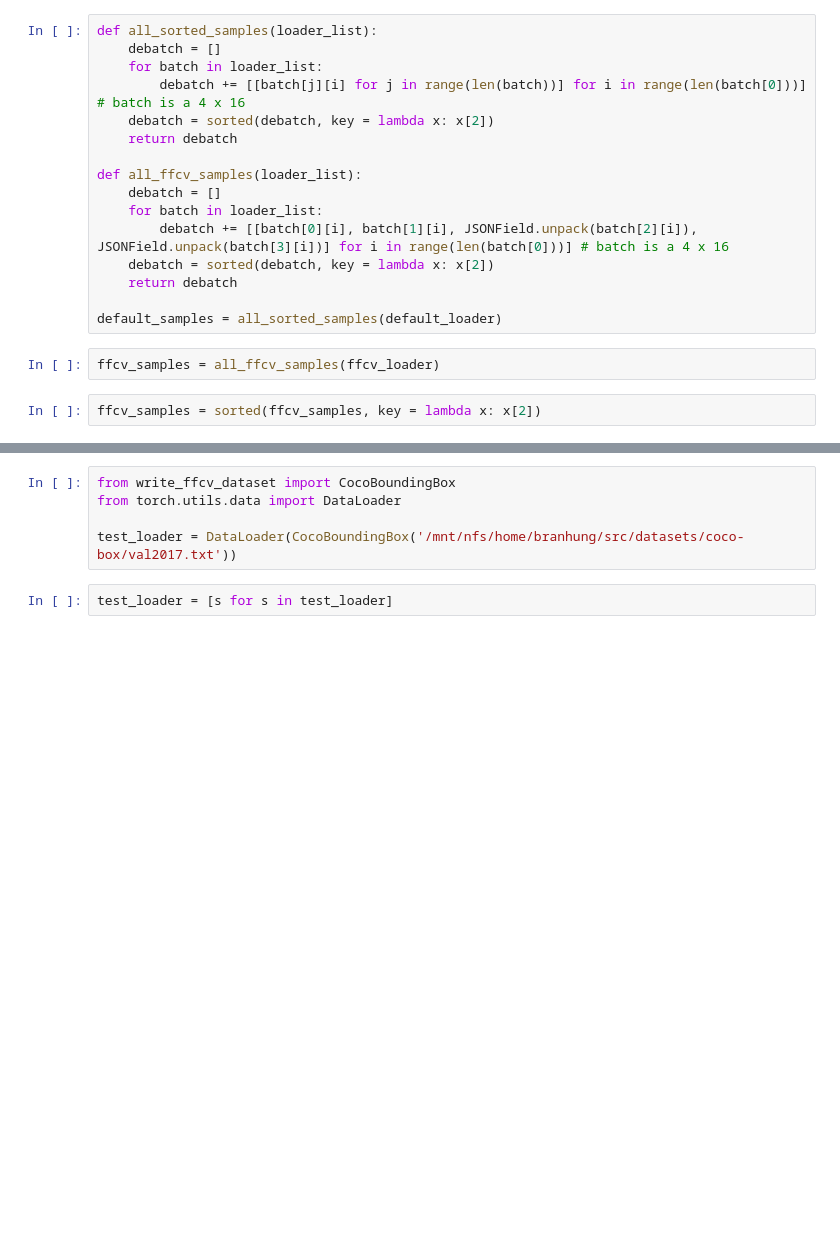
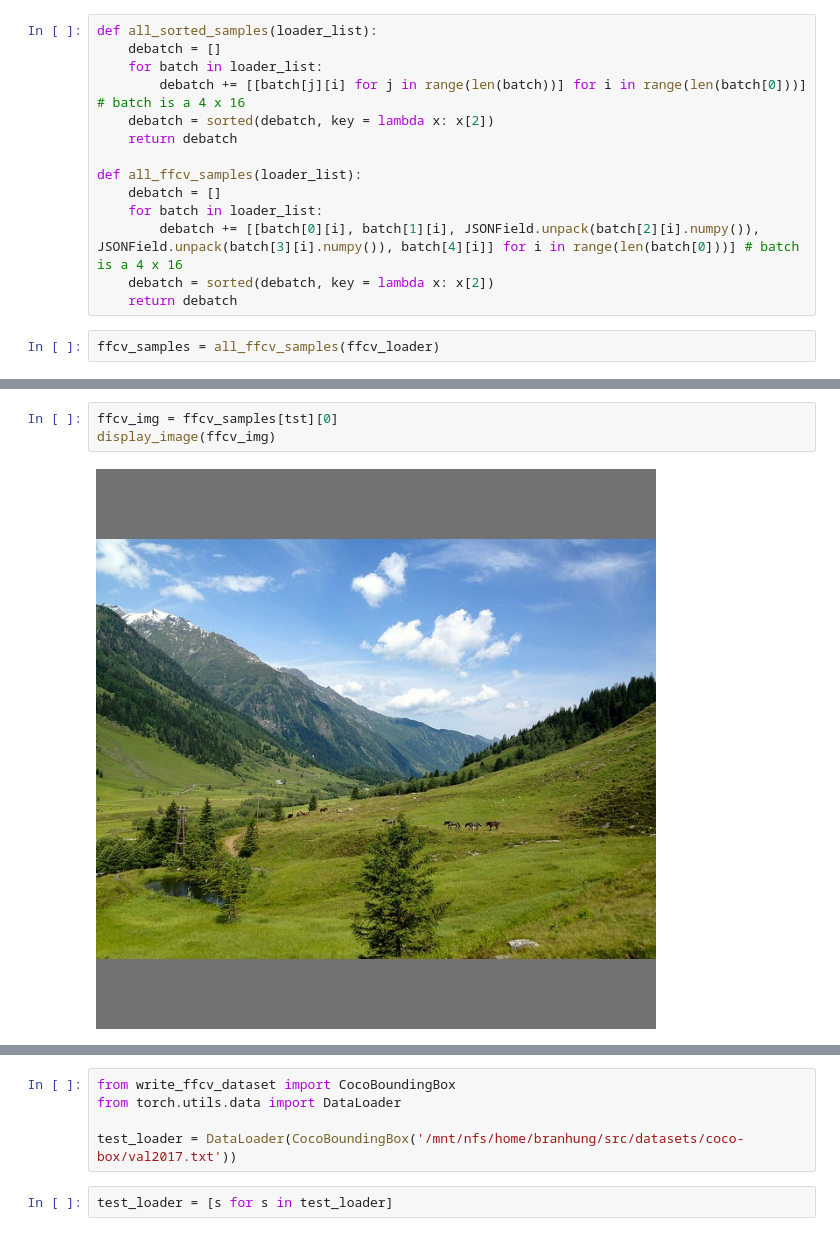
Before and after one commit to Hadisalman/yolov5, a Jupyter notebook: ffcv/test_notebook.ipynb, the cells around one changed output, grey strips where cells are left out. Cells and saved outputs as stored; diff of their text form; blank space fills up the shorter version.

```diff
--- a/ffcv/test_notebook.ipynb
+++ b/ffcv/test_notebook.ipynb
@@ -51,12 +47,8 @@ def all_sorted_samples(loader_list):
 def all_ffcv_samples(loader_list):
     debatch = []
     for batch in loader_list:
-        debatch += [[batch[0][i], batch[1][i], JSONField.unpack(batch[2][i]), JSONField.unpack(batch[3][i])] for i in range(len(batch[0]))] # batch is a 4 x 16
+        debatch += [[batch[0][i], batch[1][i], JSONField.unpack(batch[2][i].numpy()), JSONField.unpack(batch[3][i].numpy()), batch[4][i]] for i in range(len(batch[0]))] # batch is a 4 x 16
     debatch = sorted(debatch, key = lambda x: x[2])
     return debatch
-
-default_samples = all_sorted_samples(default_loader)
 # %%
 ffcv_samples = all_ffcv_samples(ffcv_loader)
-# %%
-ffcv_samples = sorted(ffcv_samples, key = lambda x: x[2])
@@ -91,3 +187,8 @@ display_image(tensor_img)
+# %%
+ffcv_img = ffcv_samples[tst][0]
+display_image(ffcv_img)
+# %% [output]
+[figure, added]
 # %%
 FILENAME = '/mnt/nfs/home/branhung/src/datasets/coco-box/images/val2017/000000572388.jpg'
 searcher = [s for s in default_samples if s[2] == FILENAME]
```
Also changed, not shown: parts of 25 cells of this notebook, 5 other files.
